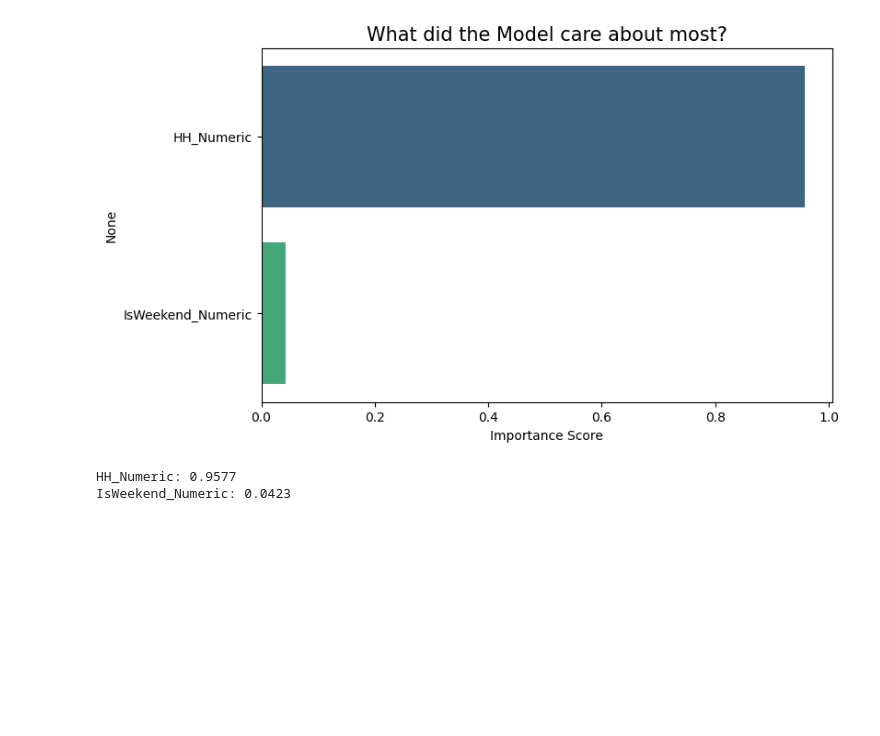
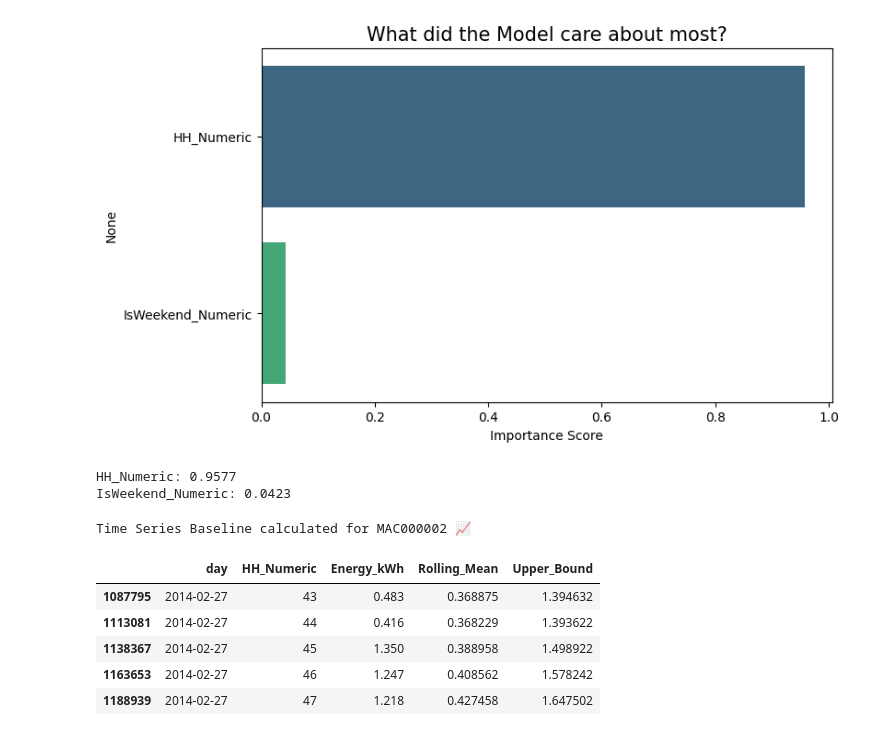
Before and after one commit to Kennyg-w/smart-meter-energy-analysis, a Jupyter notebook: notebooks/analysis.ipynb, the cells around one changed output. Cells and saved outputs as stored; diff of their text form; code cells hidden in the pictures; blank space fills up the shorter version.

```diff
--- a/notebooks/analysis.ipynb
+++ b/notebooks/analysis.ipynb
@@ -441,3 +441,31 @@ Passing `palette` without assigning `hue` is deprecated and will be removed in v
 [figure]
 HH_Numeric: 0.9577
 IsWeekend_Numeric: 0.0423
+# %%
+# 1. Filter for one specific household (LCLid)
+# Let's pick MAC000002 as our test case
+target_id = 'MAC000002'
+df_ts = df_clean[df_clean['LCLid'] == target_id].copy()
+
+# 2. Sort by day and Half-Hour to ensure chronological order
+df_ts = df_ts.sort_values(['day', 'HH_Numeric'])
+
+# 3. Calculate a 24-hour Rolling Average (48 half-hour slots)
+# This represents the "Normal" behavior for this specific house
+df_ts['Rolling_Mean'] = df_ts['Energy_kWh'].rolling(window=48).mean()
+df_ts['Rolling_Std'] = df_ts['Energy_kWh'].rolling(window=48).std()
+
+# 4. Define the Anomaly Threshold (Upper Bound)
+# We use "Mean + 3 Standard Deviations" (A standard statistical threshold)
+df_ts['Upper_Bound'] = df_ts['Rolling_Mean'] + (df_ts['Rolling_Std'] * 3)
+
+print(f"Time Series Baseline calculated for {target_id} 📈")
+df_ts[['day', 'HH_Numeric', 'Energy_kWh', 'Rolling_Mean', 'Upper_Bound']].tail()
+# %% [output]
+Time Series Baseline calculated for MAC000002 📈
+|  | day | HH_Numeric | Energy_kWh | Rolling_Mean | Upper_Bound |
+| 1087795 | 2014-02-27 | 43 | 0.483 | 0.368875 | 1.394632 |
+| 1113081 | 2014-02-27 | 44 | 0.416 | 0.368229 | 1.393622 |
+| 1138367 | 2014-02-27 | 45 | 1.350 | 0.388958 | 1.498922 |
+| 1163653 | 2014-02-27 | 46 | 1.247 | 0.408562 | 1.578242 |
+| 1188939 | 2014-02-27 | 47 | 1.218 | 0.427458 | 1.647502 |
```
Also changed, not shown: parts of 4 cells of this notebook.
